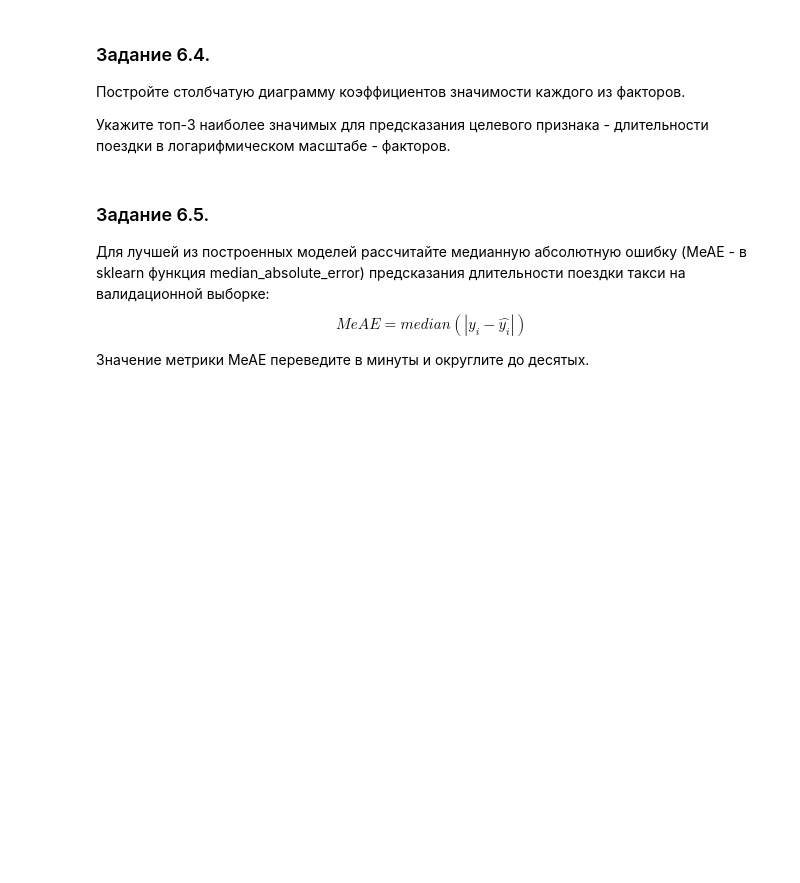
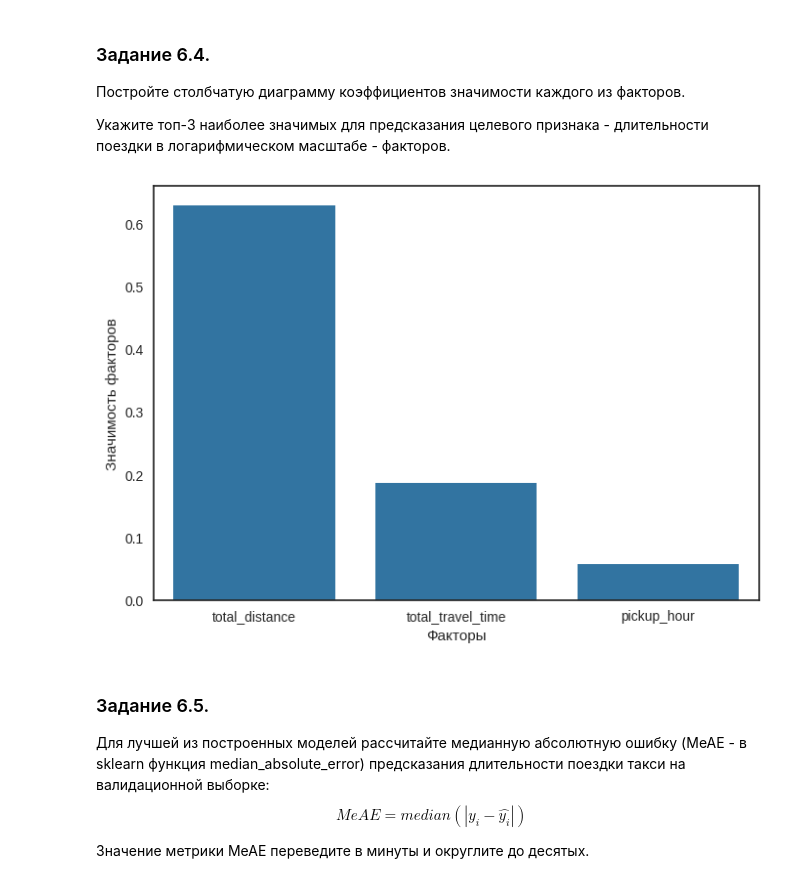
Before and after one commit to sawtoothpulse/project_5, a Jupyter notebook: project-5.ipynb, the cells around one changed output. Drawn from its saved outputs; the diff is of its cells as text; code cells hidden in the pictures; blank space fills up the shorter version.

```diff
--- a/project-5.ipynb
+++ b/project-5.ipynb
@@ -1051,3 +1074,14 @@ RMSLE на валидационной выборке: 0.41
+# %%
+# ваш код здесь
+feature_importances = gbr.feature_importances_
+feature_importances_df = pd.DataFrame(feature_importances, index=best_features, columns = ['feature_importances']).sort_values(by='feature_importances', ascending=False)
+top_3_features = feature_importances_df.reset_index()[:3]
+ax = sns.barplot(top_3_features, y='feature_importances', x='index')
+ax.set_title=('Значимость факторов')
+ax.set_ylabel('Значимость факторов')
+ax.set_xlabel('Факторы');
+# %% [output]
+[figure, added]
 # %% [markdown]
 ### Задание 6.5.
 Для лучшей из построенных моделей рассчитайте медианную абсолютную ошибку (MeAE - в sklearn функция median_absolute_error) предсказания длительности поездки такси на валидационной выборке:
```
Also changed, not shown: parts of 64 cells of this notebook.
